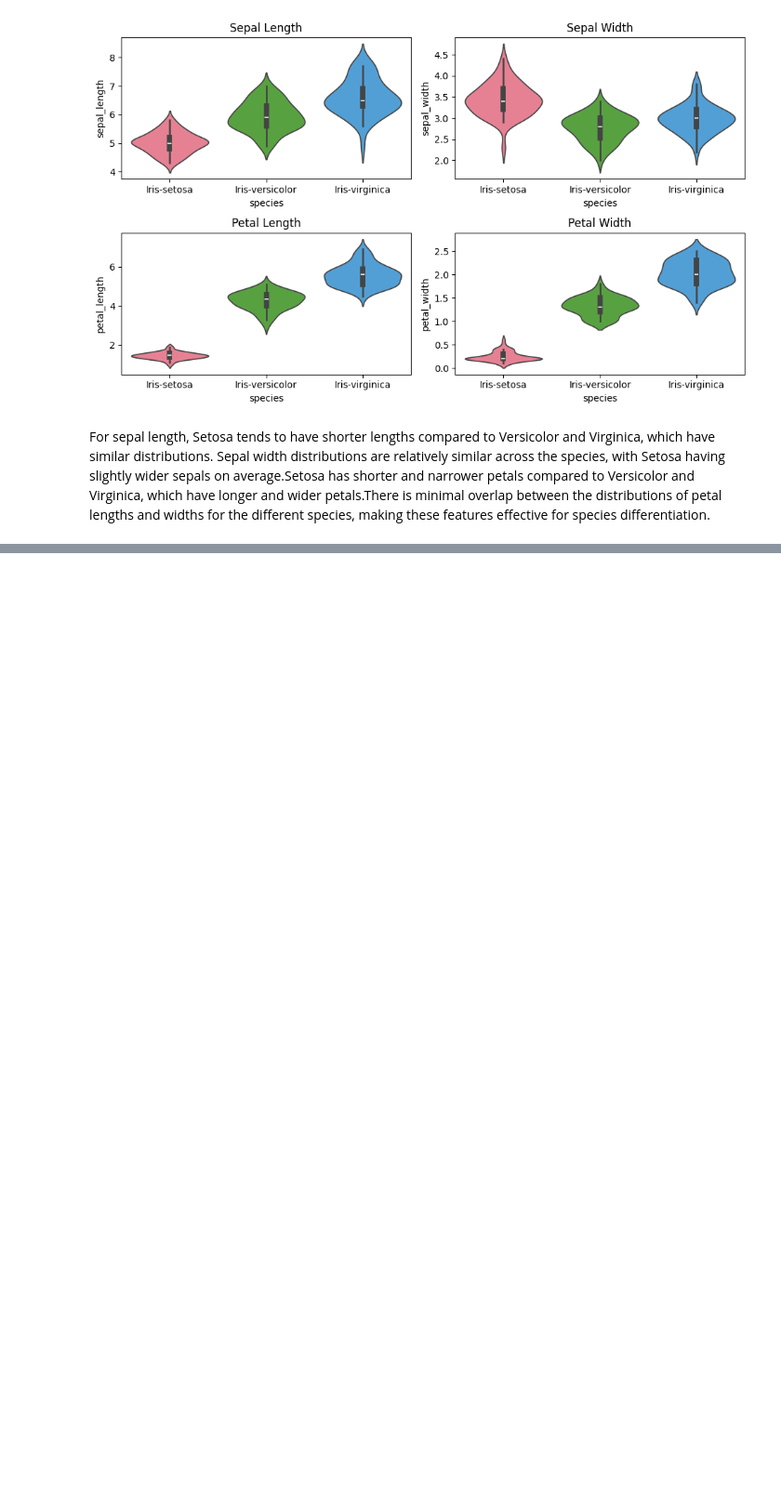
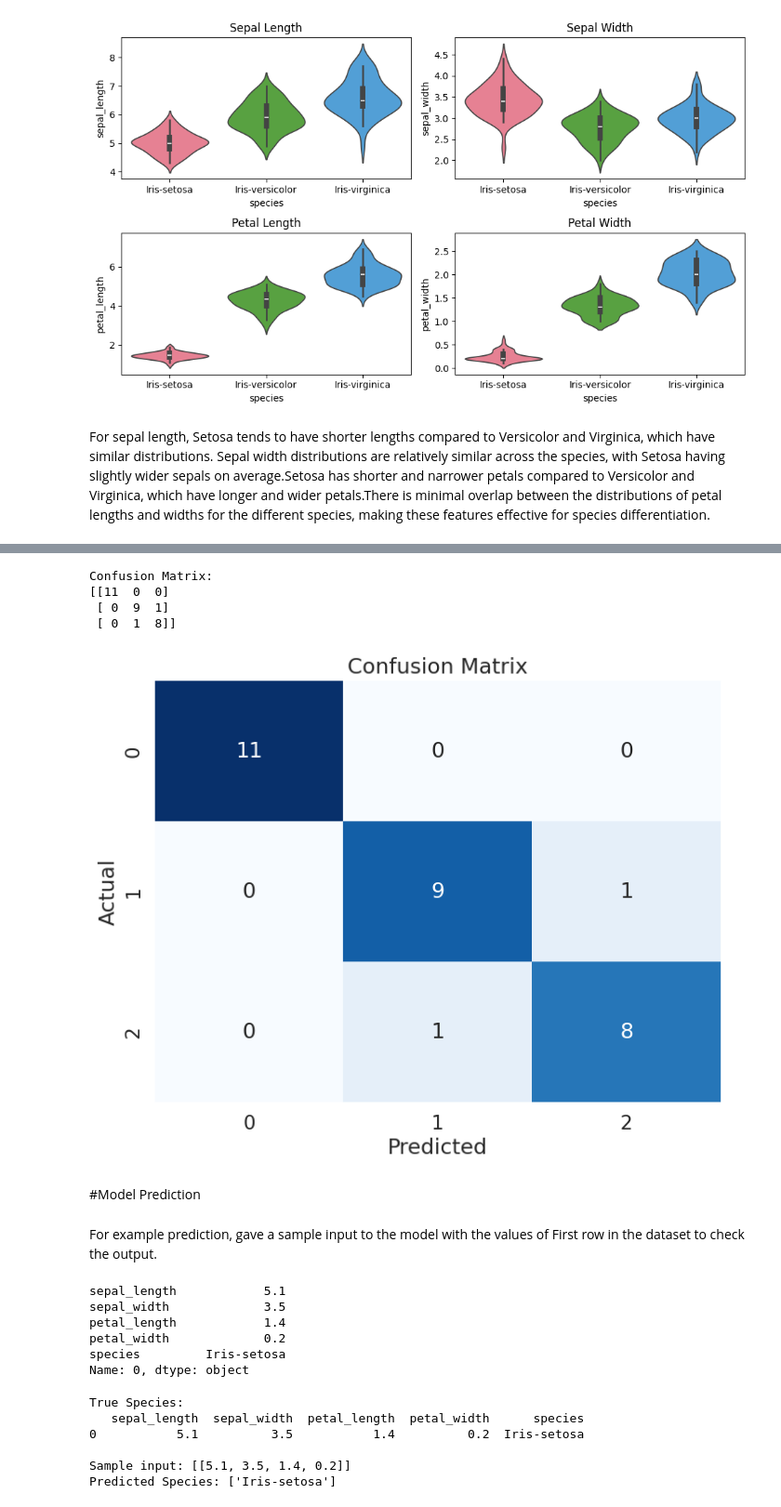
Before and after one commit to AnsaBaby/Story-telling-with-Iris-Dataset, a Jupyter notebook: Exploratory_Data_Analysis_of_Iris_Dataset.ipynb, the cells around one changed output, grey strips where cells are left out. Shown at 93% size. Saved outputs shown, nothing was run; the diff lists cells and outputs as text; code cells hidden in the pictures; blank space fills up the shorter version.

```diff
--- a/Exploratory_Data_Analysis_of_Iris_Dataset.ipynb
+++ b/Exploratory_Data_Analysis_of_Iris_Dataset.ipynb
@@ -237,0 +260,7 @@ For sepal length, Setosa tends to have shorter lengths compared to Versicolor an
+# %%
+# Split the data into training and testing sets
+X_train, X_test, y_train, y_test = train_test_split(X, y, test_size=0.2, random_state=42)
+print("X_train" , X_train.shape)
+print("X_test" , X_test.shape)
+print("y_train" , y_train.shape)
+print("y_test" , y_test.shape)
@@ -237,0 +274,6 @@ For sepal length, Setosa tends to have shorter lengths compared to Versicolor an
+# %%
+# Initialize the Random Forest classifier
+rf_classifier = RandomForestClassifier(random_state=42)
+# %%
+# Train the classifier on the training data
+rf_classifier.fit(X_train, y_train)
@@ -237,0 +282,3 @@ For sepal length, Setosa tends to have shorter lengths compared to Versicolor an
+# %%
+# Predict the classes for test data
+y_pred = rf_classifier.predict(X_test)
@@ -237,0 +306,51 @@ For sepal length, Setosa tends to have shorter lengths compared to Versicolor an
+# %%
+# Confusion matrix
+print("\nConfusion Matrix:")
+print(confusion_matrix(y_test, y_pred))
+# %% [output]
+Confusion Matrix:
+[[11  0  0]
+ [ 0  9  1]
+ [ 0  1  8]]
+# %%
+plt.figure(figsize=(8, 6))
+sns.set(font_scale=1.4)
+sns.heatmap(confusion_matrix(y_test, y_pred), annot=True, fmt="d", cmap="Blues", cbar=False)
+plt.xlabel('Predicted')
+plt.ylabel('Actual')
+plt.title('Confusion Matrix')
+plt.show()
+# %% [output]
+[figure, added]
+# %% [markdown]
+#Model Prediction
+# %% [markdown]
+For example prediction, gave a sample input to the model with the values of First row in the dataset to  check the output.
+# %%
+#First rpw
+iris_df.iloc[0]
+# %% [output]
+sepal_length            5.1
+sepal_width             3.5
+petal_length            1.4
+petal_width             0.2
+species         Iris-setosa
+Name: 0, dtype: object
+# %%
+# Give a sample input data point features (sepal length, sepal width, petal length, petal width)
+sample_input = [[5.1, 3.5, 1.4, 0.2]]
+
+predicted_label = rf_classifier.predict(sample_input)
+predicted_species = label_encoder.inverse_transform(predicted_label)
+print("True Species:")
+print(iris_df.head(1))
+print()
+print("Sample input:", sample_input)
+print("Predicted Species:", predicted_species)
+# %% [output]
+True Species:
+   sepal_length  sepal_width  petal_length  petal_width      species
+0           5.1          3.5           1.4          0.2  Iris-setosa
+
+Sample input: [[5.1, 3.5, 1.4, 0.2]]
+Predicted Species: ['Iris-setosa']
```
Also changed, not shown: parts of 14 cells of this notebook.
